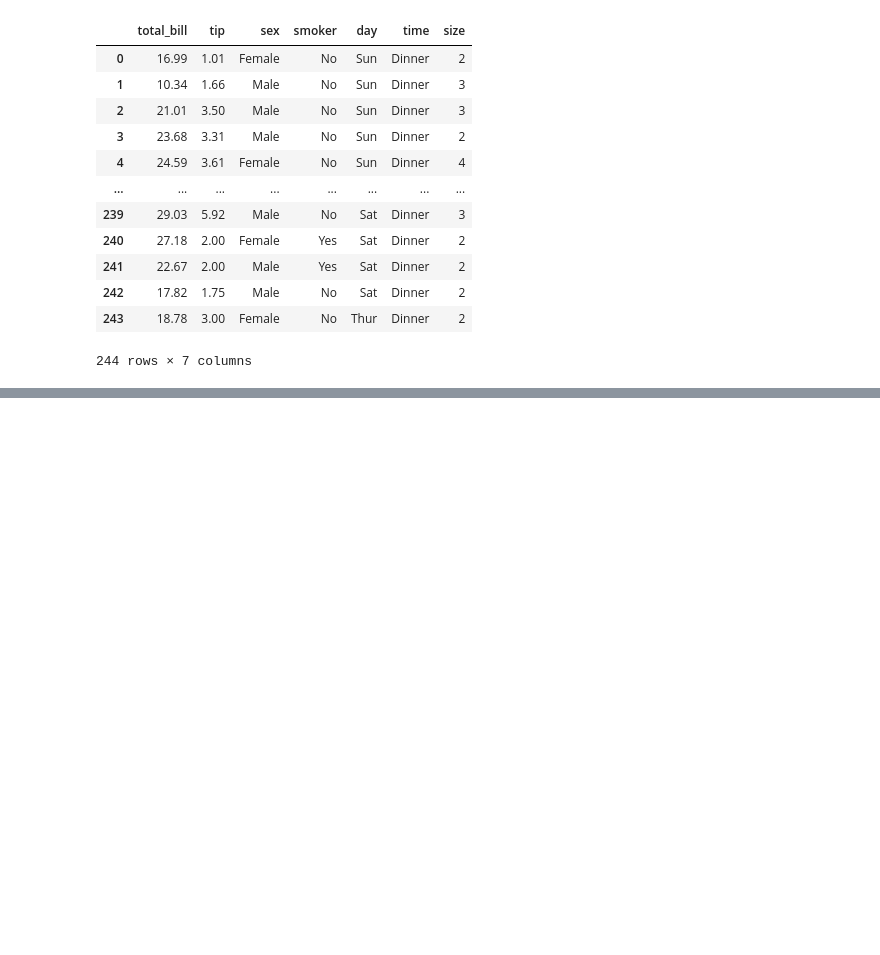
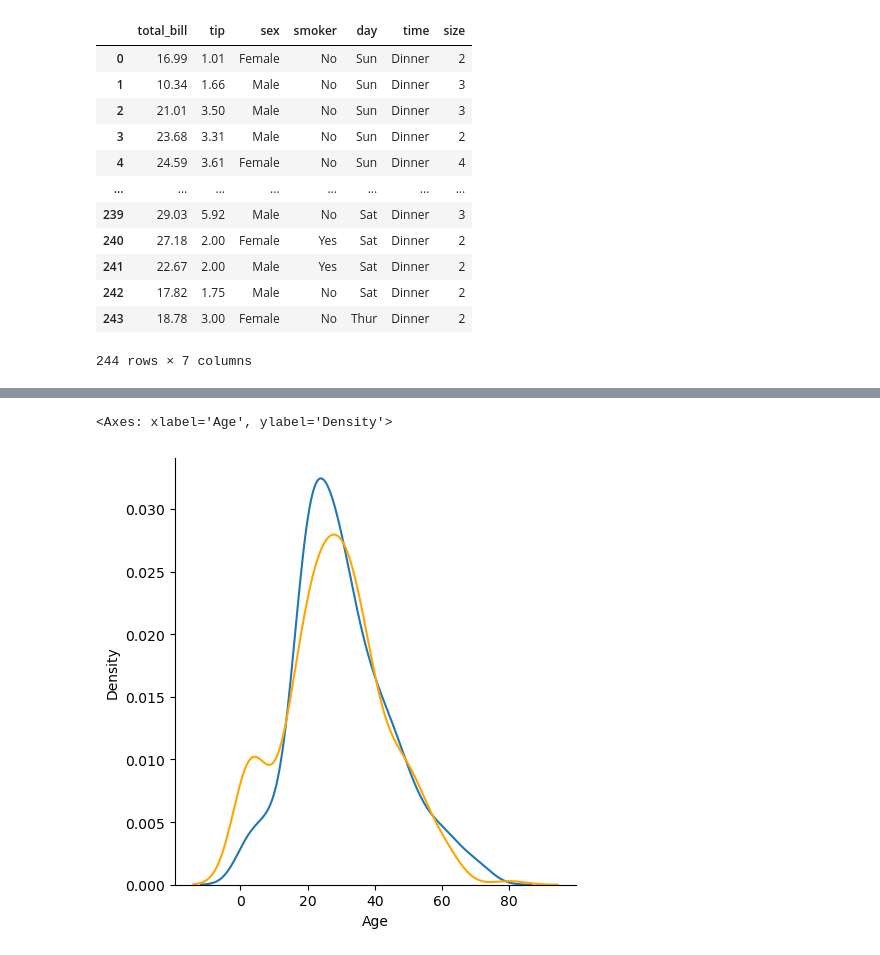
Before and after one commit to SpandanBasack/MachineLearning, a Jupyter notebook: EDA/EDA_Multivariate.ipynb, the cells around one changed output, grey strips where cells are left out. Drawn from its saved outputs; the diff is of its cells as text; code cells hidden in the pictures; blank space fills up the shorter version.

```diff
--- a/EDA/EDA_Multivariate.ipynb
+++ b/EDA/EDA_Multivariate.ipynb
@@ -21,0 +47,6 @@ tips
+# %%
+g = sns.displot(data=titanic[titanic['Survived']==0], x='Age', kind='kde')
+sns.kdeplot(data=titanic[titanic['Survived']==1], x='Age', ax=g.ax, color='orange')
+# %% [output]
+<Axes: xlabel='Age', ylabel='Density'>
+[figure, added]
```
Also changed, not shown: parts of 11 cells of this notebook, 1 other file.
